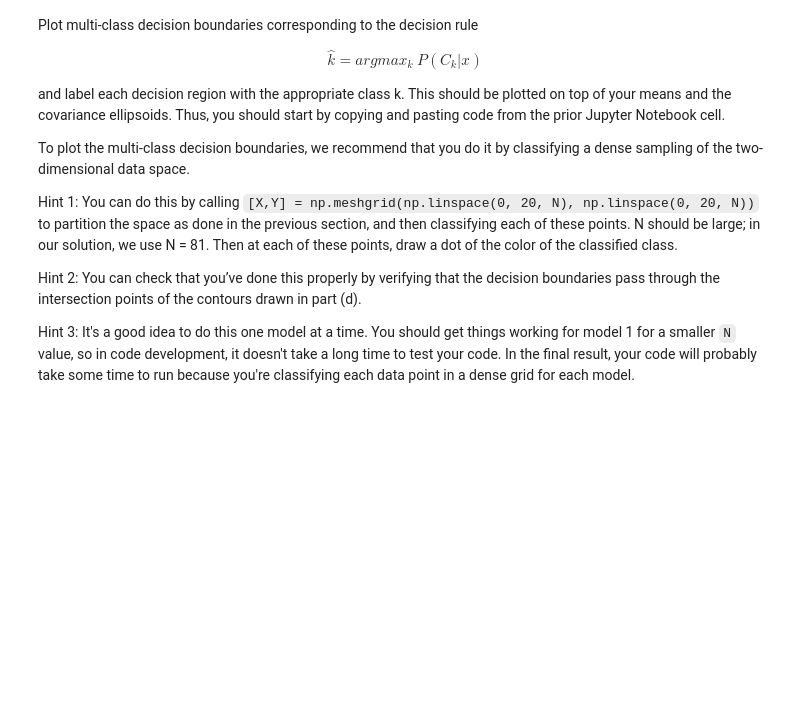
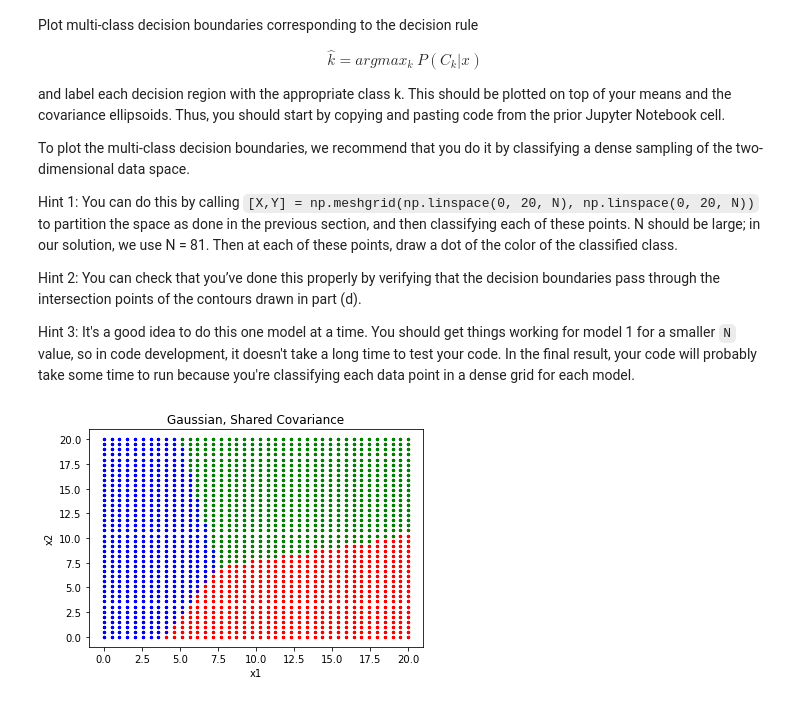
Before and after one commit to sofiagilardini/UCLA_243A, a Jupyter notebook: hw4/hw4p3.ipynb, the cells around one changed output. Saved outputs shown, nothing was run; the diff lists cells and outputs as text; code cells hidden in the pictures; blank space fills up the shorter version.

```diff
--- a/hw4/hw4p3.ipynb
+++ b/hw4/hw4p3.ipynb
@@ -508,0 +292,36 @@ Hint 3: It's a good idea to do this one model at a time. You should get things w
+# %%
+## GAUSSIAN, SHARED COVARIANCE
+
+k_values = np.zeros(3)
+
+N = 40
+
+x_vect = np.zeros(2)
+
+[X,Y] = np.meshgrid(np.linspace(0, 20, N), np.linspace(0, 20, N))
+
+MarkerCol=['r','g','b']
+
+fig, ax = plt.subplots()
+
+for i in range(N):
+    for j in range(N):
+        # print("an x value", ([X])[0][0][i])
+        # print("a y value", ([Y])[0][i][0])
+        x1 = X[i, j]
+        x2 = Y[i, j]
+        x_vect = x1, x2
+
+        for k in range(NumClass):
+            k_values[k] = np.log(modParam1['pi'][k]) + (modParam1["mean"][k, :]).T @ np.linalg.inv(modParam1["cov"]) @ x_vect - (1/2)*(modParam1["mean"][k, :]).T @ np.linalg.inv(modParam1["cov"]) @ (modParam1["mean"][k, :])
+            k_max = np.argmax(k_values)
+
+            ax.scatter(x_vect[0], x_vect[1], color = MarkerCol[k_max], s = 5)
+
+plt.xlabel('x1')
+plt.ylabel('x2')
+plt.title('Gaussian, Shared Covariance')
+
+plt.show()
+# %% [output]
+[figure, added]
```
Also changed, not shown: parts of 10 cells of this notebook.
